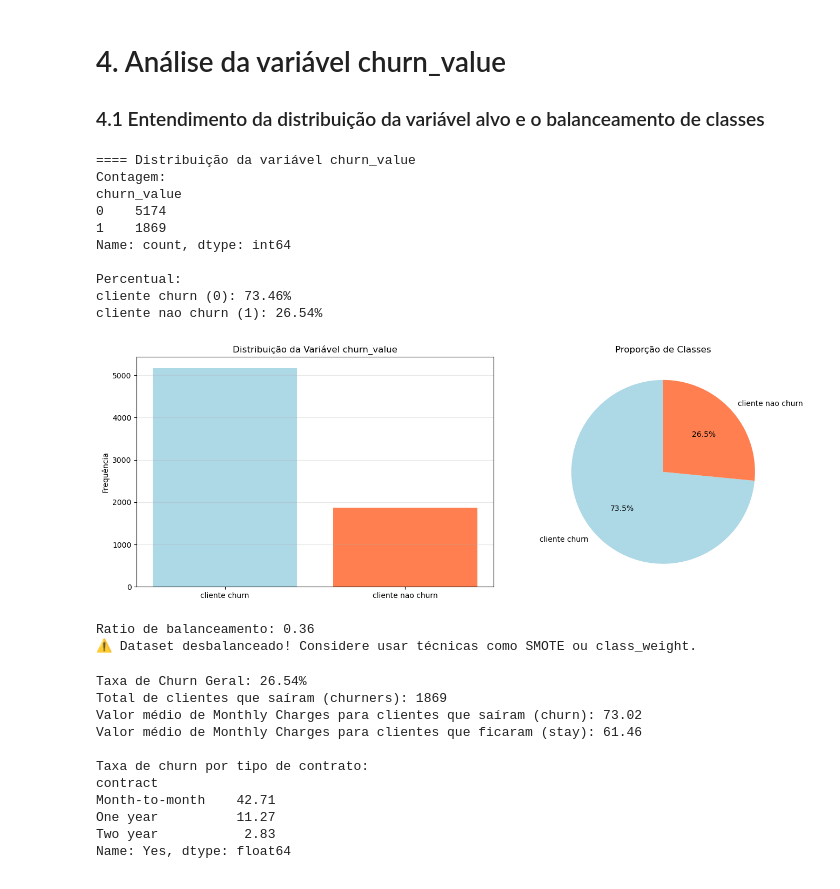
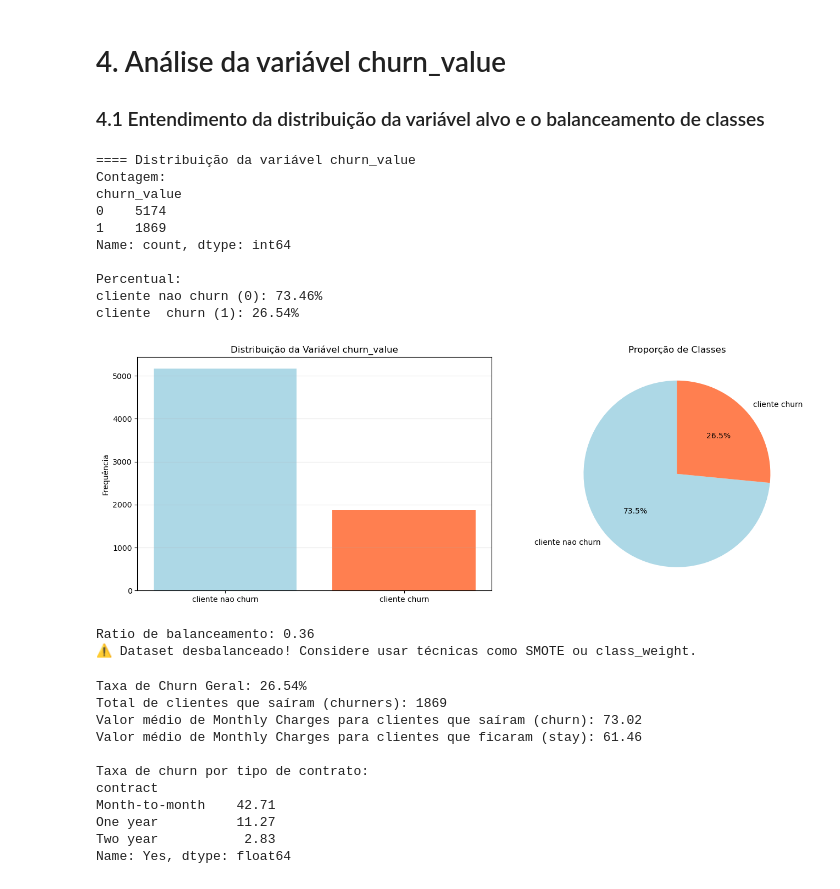
Before and after one commit to LaraGSilva/projeto-tech-challenge-churn, a Jupyter notebook: notebooks/analise_EDA.ipynb, the cells around one changed output. Drawn from its saved outputs; the diff is of its cells as text; code cells hidden in the pictures.

```diff
--- a/notebooks/analise_EDA.ipynb
+++ b/notebooks/analise_EDA.ipynb
@@ -307,45 +307,45 @@ print(churn_value_counts)
 print("\nPercentual: ")
 
 for idx, pct in churn_value_percentages.items():
-    label = "cliente churn" if idx == 0 else "cliente nao churn"
+    label = "cliente nao churn" if idx == 0 else "cliente  churn"
     print(f"{label} ({idx}): {pct:.2f}%")
 
 # Visualização
 fig, axes = plt.subplots(1, 2, figsize=(14, 5))
 
 # Gráfico de barras
-axes[0].bar(['cliente churn', 'cliente nao churn'], churn_value_counts.values, color=['lightblue', 'coral'])
+axes[0].bar(['cliente nao churn', 'cliente churn'], churn_value_counts.values, color=['lightblue', 'coral'])
 axes[0].set_ylabel('Frequência')
 axes[0].set_title('Distribuição da Variável churn_value')
 axes[0].grid(axis='y', alpha=0.3)
 
 # Gráfico de pizza
-axes[1].pie(churn_value_counts.values, labels=['cliente churn', 'cliente nao churn'],
+axes[1].pie(churn_value_counts.values, labels=['cliente nao churn', 'cliente churn'],
             autopct='%1.1f%%', colors=['lightblue', 'coral'], startangle=90)
 axes[1].set_title('Proporção de Classes')
 
 plt.tight_layout()
 plt.show()
 
 # Verificar se há desbalanceamento
 ratio = churn_value_counts.min() / churn_value_counts.max()
 print(f"\nRatio de balanceamento: {ratio:.2f}")
 if ratio < 0.5:
     print("⚠️ Dataset desbalanceado! Considere usar técnicas como SMOTE ou class_weight.")
 else:
     print("✓ Dataset razoavelmente balanceado.")
 # %% [output]
 ==== Distribuição da variável churn_value
 Contagem:
 churn_value
 0    5174
 1    1869
 Name: count, dtype: int64
 
 Percentual:
-cliente churn (0): 73.46%
-cliente nao churn (1): 26.54%
+cliente nao churn (0): 73.46%
+cliente  churn (1): 26.54%
-[figure, old version]
+[figure, new version]
 Ratio de balanceamento: 0.36
 ⚠️ Dataset desbalanceado! Considere usar técnicas como SMOTE ou class_weight.
 # %%
```
Also changed, not shown: 9 other files.
